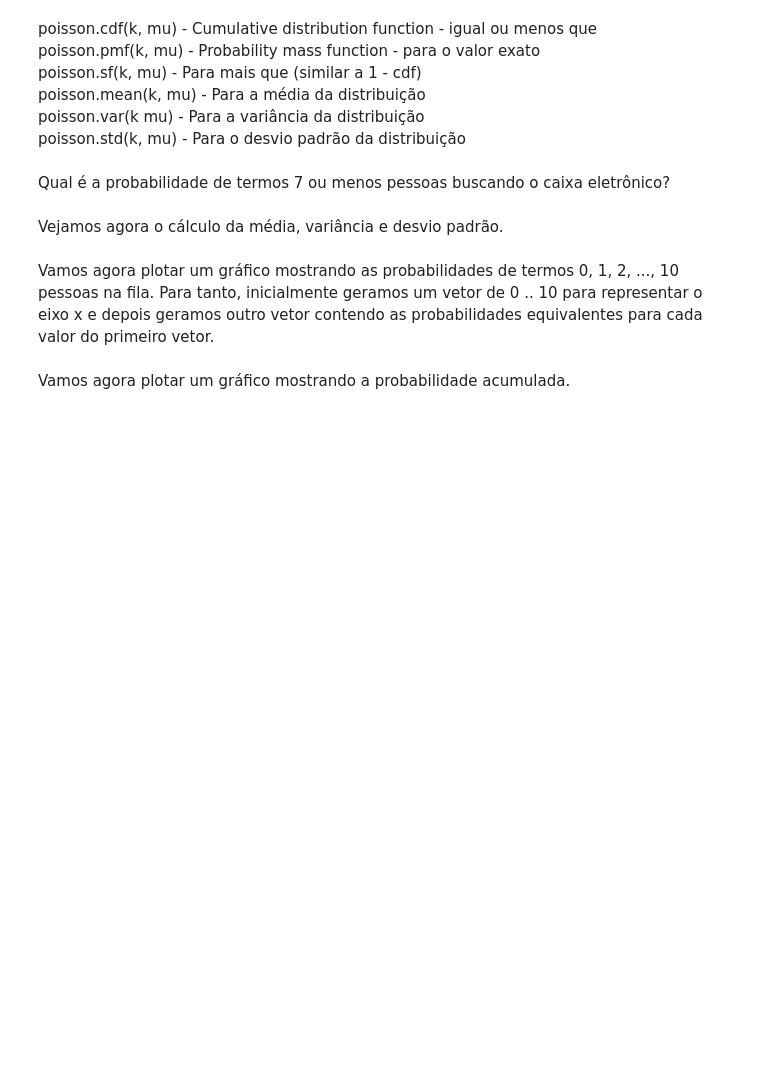
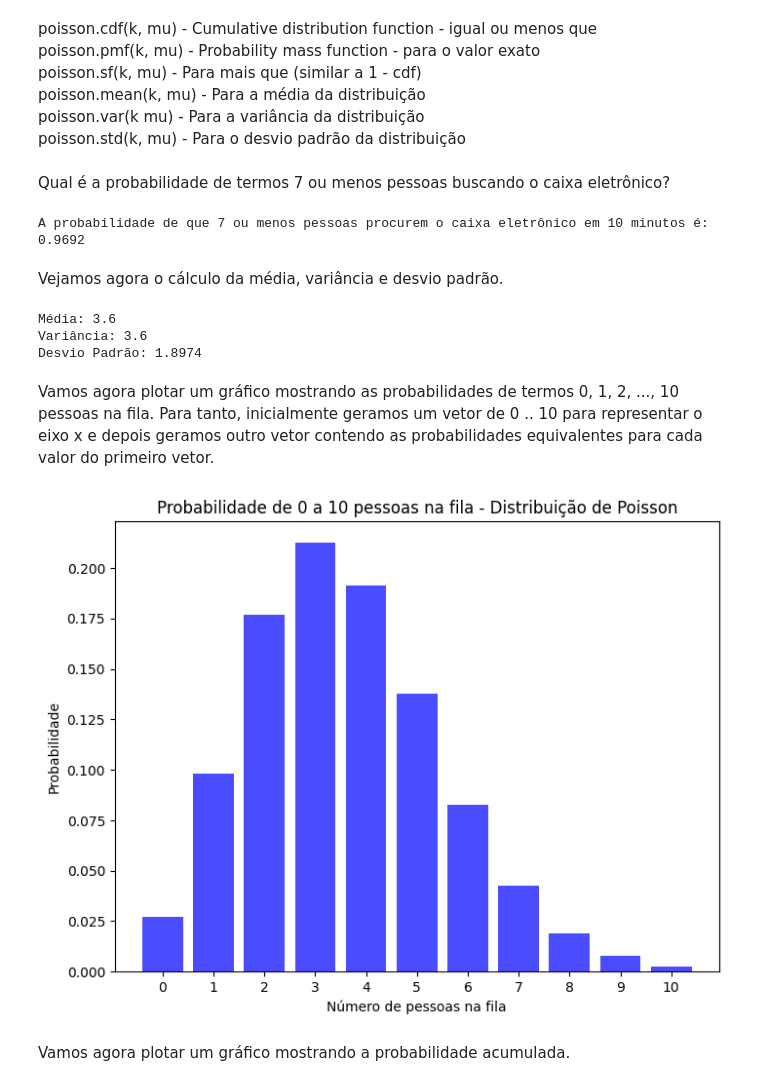
Before and after one commit to pdrVenancio/XMAC02-METODOS-MATEMATICOS-PARA-ANALISE-DE-DADOS, a Jupyter notebook: aula_7/Aula07.ipynb, the cells around one changed output. Drawn from its saved outputs; the diff is of its cells as text; code cells hidden in the pictures; blank space fills up the shorter version.

```diff
--- a/aula_7/Aula07.ipynb
+++ b/aula_7/Aula07.ipynb
@@ -25,9 +71,58 @@ poisson.var(k mu) - Para a variância da distribuição \
 poisson.std(k, mu) - Para o desvio padrão da distribuição
 # %% [markdown]
 Qual é a probabilidade de termos 7 ou menos pessoas buscando o caixa eletrônico?
+# %%
+# Definir a média (lambda) e o número de pessoas (k = 7)
+media = 3.6
+k = 7
+
+# Calcular a probabilidade cumulativa de que 7 ou menos pessoas procurem o caixa eletrônico
+probabilidade_cumulativa = poisson.cdf(k, mu=media)
+
+print(f"A probabilidade de que 7 ou menos pessoas procurem o caixa eletrônico em 10 minutos é: {probabilidade_cumulativa:.4f}")
+# %% [output]
+A probabilidade de que 7 ou menos pessoas procurem o caixa eletrônico em 10 minutos é: 0.9692
 # %% [markdown]
 Vejamos agora o cálculo da média, variância e desvio padrão.
+# %%
+
+# Definir a média (lambda) da distribuição de Poisson
+media = 3.6
+
+# A média e a variância são iguais a lambda na distribuição de Poisson
+variancia = media
+
+# O desvio padrão é a raiz quadrada da variância
+desvio_padrao = np.sqrt(variancia)
+
+print(f"Média: {media}")
+print(f"Variância: {variancia}")
+print(f"Desvio Padrão: {desvio_padrao:.4f}")
+# %% [output]
+Média: 3.6
+Variância: 3.6
+Desvio Padrão: 1.8974
 # %% [markdown]
 Vamos agora plotar um gráfico mostrando as probabilidades de termos 0, 1, 2, ..., 10 pessoas na fila. Para tanto, inicialmente geramos um vetor de 0 .. 10 para representar o eixo x e depois geramos outro vetor contendo as probabilidades equivalentes para cada valor do primeiro vetor.
+# %%
+# Definir a média (lambda) da distribuição de Poisson
+media = 3.6
+
+# Gerar o vetor de 0 a 10 para o eixo x (número de pessoas)
+x = np.arange(0, 11)
+
+# Gerar as probabilidades equivalentes para cada valor de x
+probabilidades = poisson.pmf(x, mu=media)
+
+# Plotar o gráfico
+plt.figure(figsize=(8,6))
+plt.bar(x, probabilidades, color='blue', alpha=0.7)
+plt.title('Probabilidade de 0 a 10 pessoas na fila - Distribuição de Poisson')
+plt.xlabel('Número de pessoas na fila')
+plt.ylabel('Probabilidade')
+plt.xticks(x)  # Para garantir que os ticks sejam inteiros de 0 a 10
+plt.show()
+# %% [output]
+[figure, added]
 # %% [markdown]
 Vamos agora plotar um gráfico mostrando a probabilidade acumulada.
```
Also changed, not shown: parts of 16 cells of this notebook.
